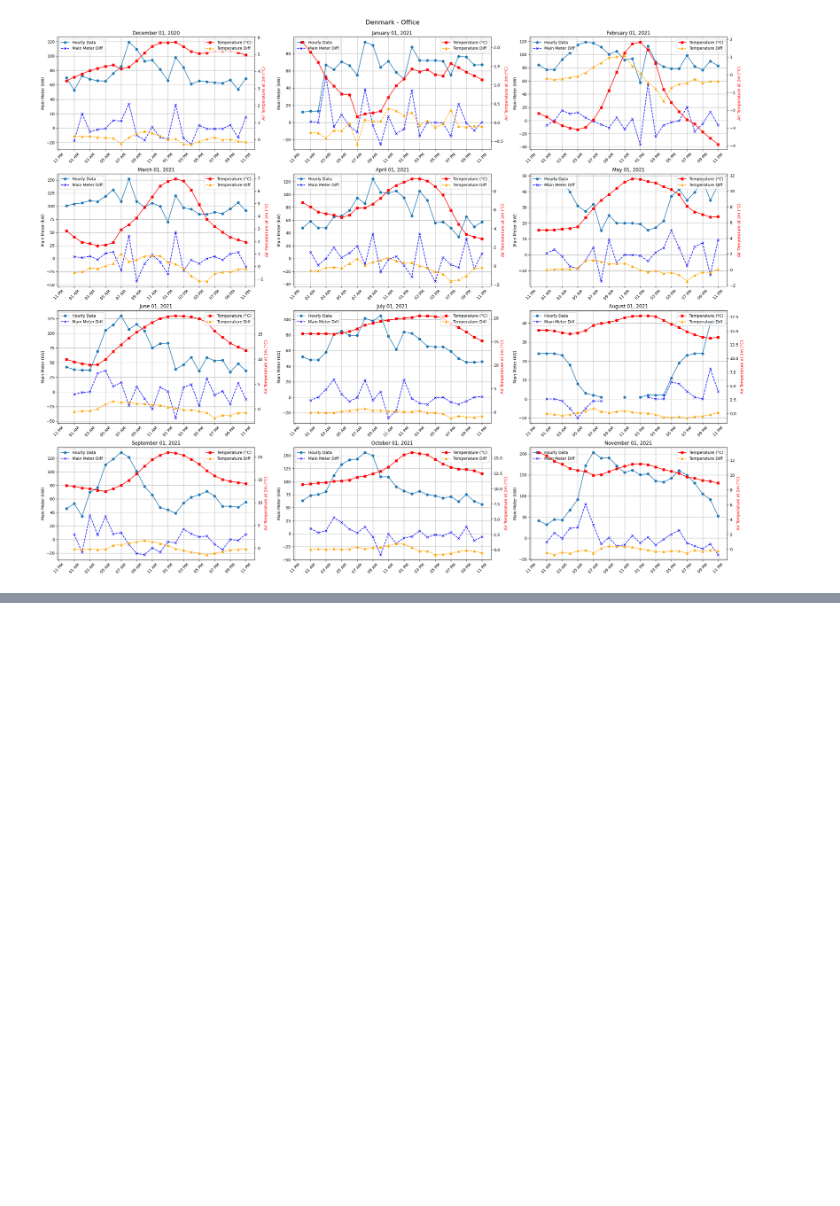
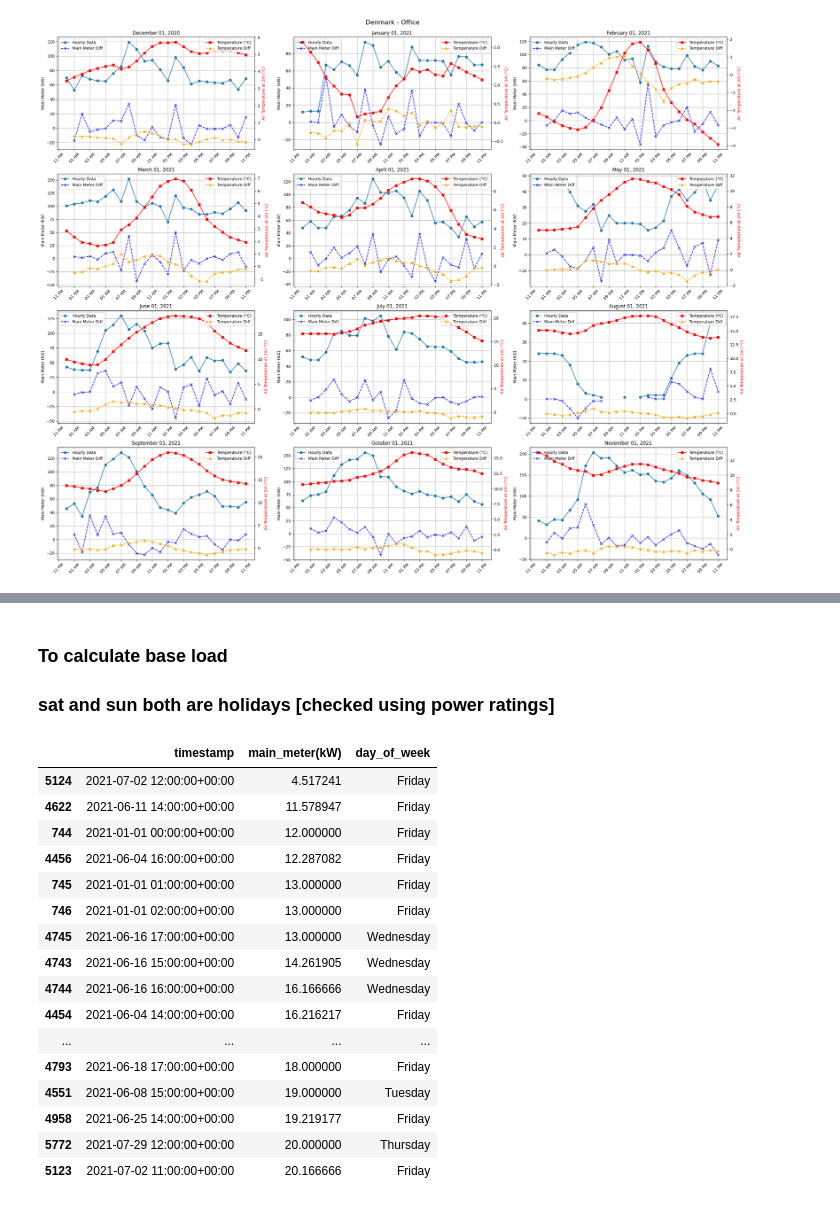
Before and after one commit to tenseisoham/payday, a Jupyter notebook: code/eda_den_L03_B02.ipynb, the cells around one changed output, grey strips where cells are left out. Saved outputs shown, nothing was run; the diff lists cells and outputs as text; code cells hidden in the pictures; blank space fills up the shorter version.

Commit message:
weekends

```diff
--- a/code/eda_den_L03_B02.ipynb
+++ b/code/eda_den_L03_B02.ipynb
@@ -137,0 +203,32 @@ plt.show()
+# %% [markdown]
+### To calculate base load
+### sat and sun both are holidays [checked using power ratings]
+# %%
+# Filter out Saturdays and Sundays
+non_weekend_df = df_1h[~df_1h['day_of_week'].isin(['Saturday', 'Sunday'])]
+
+# Find the top 10 minimum observed 'main_meter(kW)' ratings
+top_10_min_ratings = non_weekend_df.nsmallest(20, 'main_meter(kW)')
+
+top_10_min_ratings
+
+#Take 1 as the minimum load, as it is what is shown if we take only saturday and sunday to caluclate the baseline
+# minimum load from below data if the mae comes less (use 12-14...)
+# %% [output]
+|  | timestamp | main_meter(kW) | day_of_week |
+| 5124 | 2021-07-02 12:00:00+00:00 | 4.517241 | Friday |
+| 4622 | 2021-06-11 14:00:00+00:00 | 11.578947 | Friday |
+| 744 | 2021-01-01 00:00:00+00:00 | 12.000000 | Friday |
+| 4456 | 2021-06-04 16:00:00+00:00 | 12.287082 | Friday |
+| 745 | 2021-01-01 01:00:00+00:00 | 13.000000 | Friday |
+| 746 | 2021-01-01 02:00:00+00:00 | 13.000000 | Friday |
+| 4745 | 2021-06-16 17:00:00+00:00 | 13.000000 | Wednesday |
+| 4743 | 2021-06-16 15:00:00+00:00 | 14.261905 | Wednesday |
+| 4744 | 2021-06-16 16:00:00+00:00 | 16.166666 | Wednesday |
+| 4454 | 2021-06-04 14:00:00+00:00 | 16.216217 | Friday |
+| ... | ... | ... | ... |
+| 4793 | 2021-06-18 17:00:00+00:00 | 18.000000 | Friday |
+| 4551 | 2021-06-08 15:00:00+00:00 | 19.000000 | Tuesday |
+| 4958 | 2021-06-25 14:00:00+00:00 | 19.219177 | Friday |
+| 5772 | 2021-07-29 12:00:00+00:00 | 20.000000 | Thursday |
+| 5123 | 2021-07-02 11:00:00+00:00 | 20.166666 | Friday |
```
Also changed, not shown: parts of 2 cells of this notebook.
